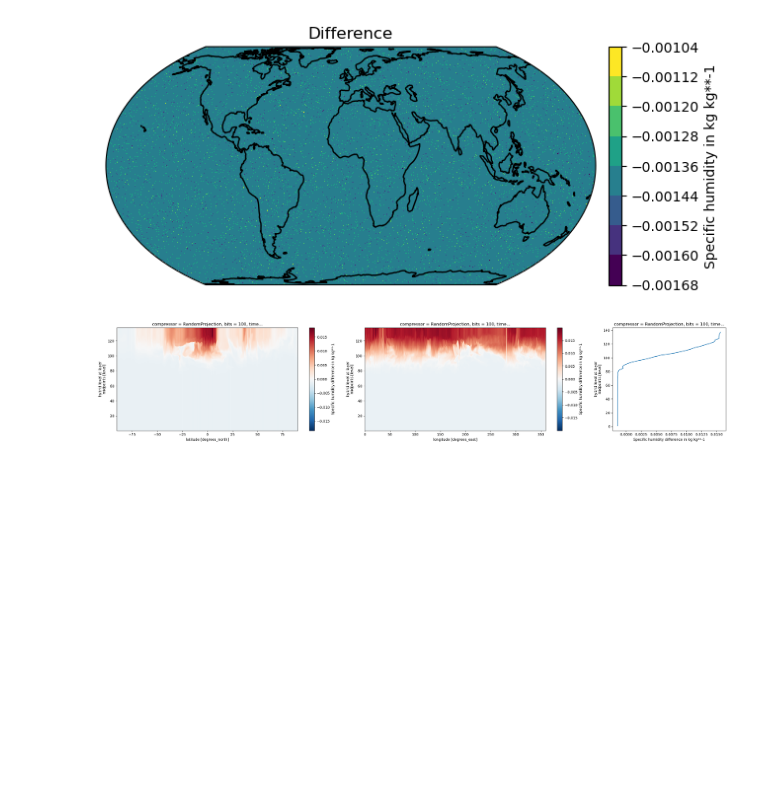
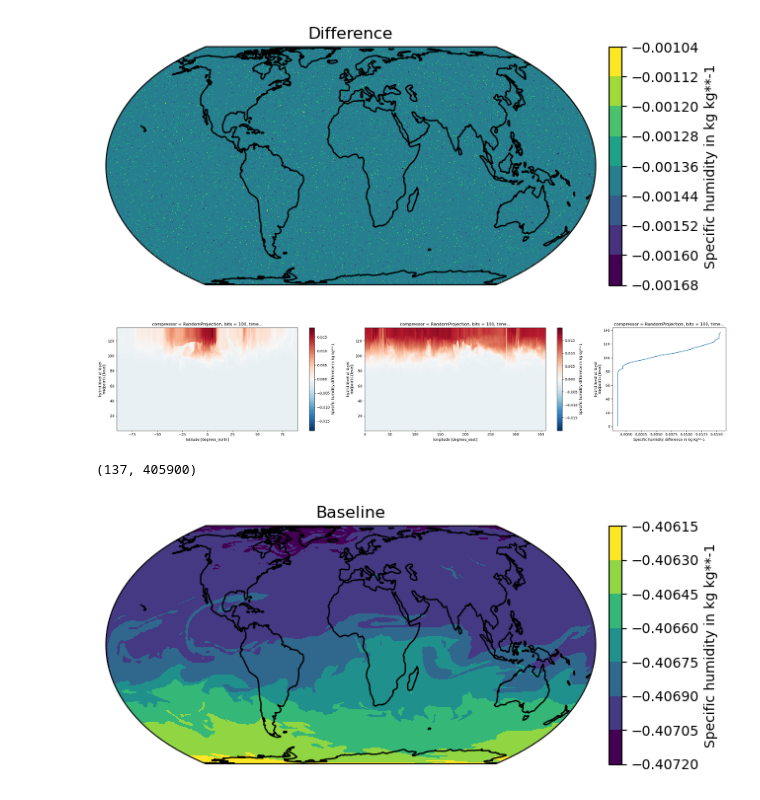
Before and after one commit to juntyr/field-compression, a Jupyter notebook: notebooks/examples-random-projection.ipynb, the cells around one changed output. Saved outputs shown, nothing was run; the diff lists cells and outputs as text; code cells hidden in the pictures; blank space fills up the shorter version.

```diff
--- a/notebooks/examples-random-projection.ipynb
+++ b/notebooks/examples-random-projection.ipynb
@@ -100,0 +141,13 @@ fcpy.spatialplot(
+# %%
+arr = ds["q"].to_numpy()
+time, lev, lat, lon = arr.shape
+# %%
+scaler = StandardScaler()
+
+data = scaler.fit_transform(arr.reshape((time * lev * lat * lon, 1))).reshape(
+    (time * lev, lat * lon)
+)
+# %%
+data.shape
+# %% [output]
+(137, 405900)
@@ -100,0 +156,15 @@ fcpy.spatialplot(
+# %%
+xr_data = xr.DataArray(
+    data.reshape(time, lev, lat, lon),
+    coords=ds["q"].coords, dims=ds["q"].dims,
+    name=ds["q"].name, attrs=ds["q"].attrs,
+)
+# %%
+fcpy.suite.plot_spatial_single(
+    xr_data.sel(dict(lev=1)),
+    ds,
+    "q",
+    metric="Baseline",
+)
+# %% [output]
+[figure, added]
```
Also changed, not shown: parts of 13 cells of this notebook, 1 other file.
